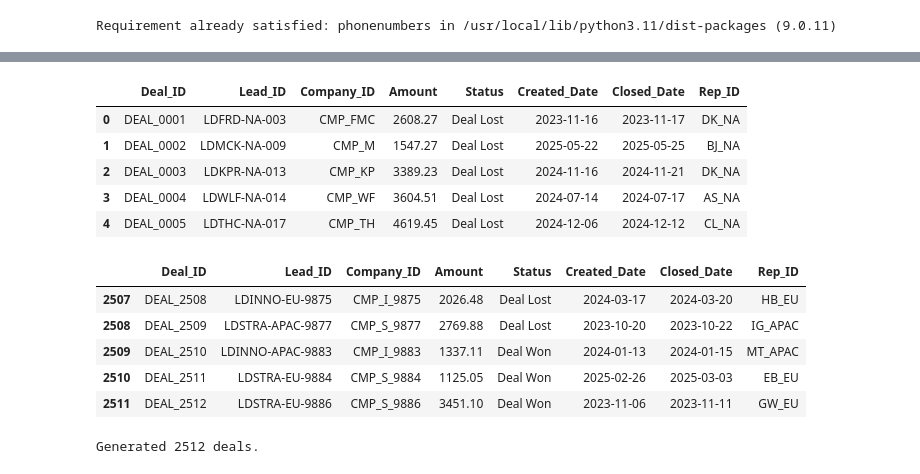
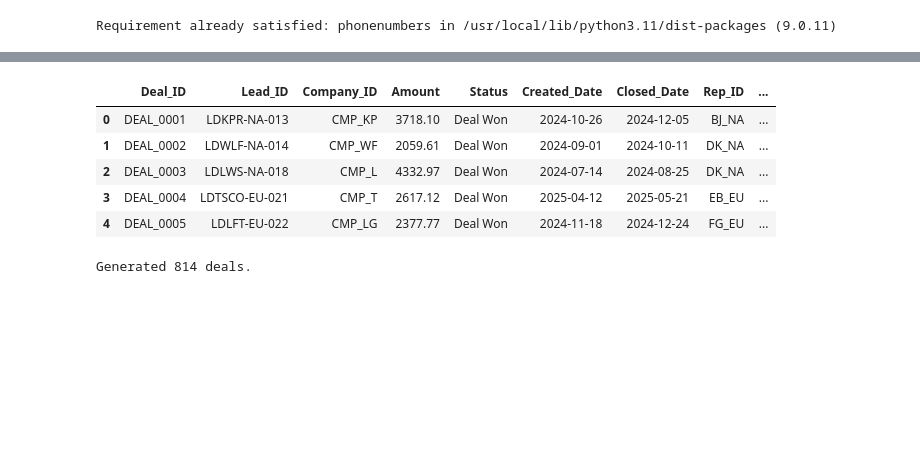
Before and after one commit to Anunineleaps6/Capstone_Sales, a Jupyter notebook: Capstone_sales.ipynb, the cells around one changed output, grey strips where cells are left out. Drawn from its saved outputs; the diff is of its cells as text; code cells hidden in the pictures; blank space fills up the shorter version.

```diff
--- a/Capstone_sales.ipynb
+++ b/Capstone_sales.ipynb
@@ -868,72 +905,52 @@ Updated df_lead with latest stage information:
 5 rows × 21 columns
 # %%
-# DEALS
-import pandas as pd
-import random
-from datetime import datetime, timedelta
-
-def generate_deals(df_lead):
+# DEALS GENERATION
+def generate_deals(df_lead, df_stage_history):
     deals_data = []
     deal_id_counter = 1
 
-    # Filter for leads that reached 'Deal Won' or 'Deal Lost' stages
     closed_leads = df_lead[df_lead['Current_Stage'].isin(['Deal Won', 'Deal Lost'])]
 
-    for index, lead in closed_leads.iterrows():
-        # Find the 'Deal Won' or 'Deal Lost' timestamp from stage history
-        closed_stage_history = df_stage_history[(df_stage_history['Lead_ID'] == lead['Lead_ID']) &
-                                                 (df_stage_history['Stage'].isin(['Deal Won', 'Deal Lost']))]
+    for _, lead in closed_leads.iterrows():
+        lead_id = lead['Lead_ID']
 
-        if not closed_stage_history.empty:
-            # Assuming the latest 'Deal Won' or 'Deal Lost' entry is the closing date
-            # The Timestamp column is already datetime objects, so no need for strptime
-            closed_date = closed_stage_history.sort_values(by='Timestamp', ascending=False).iloc[0]['Timestamp'].date()
+        lead_captured_ts = df_stage_history[
+            (df_stage_history['Lead_ID'] == lead_id) & (df_stage_history['Stage'] == 'Lead Captured')
+        ]['Timestamp'].min()
 
-            # Ensure created date is before closed date
-            # The Created_Date column is already datetime objects (from previous modifications), so no need for strptime
-            created_date = pd.to_datetime(lead['Created_Date']).date() # Ensure Created_Date is datetime before accessing .date()
+        closed_ts = df_stage_history[
+            (df_stage_history['Lead_ID'] == lead_id) & (df_stage_history['Stage'].isin(['Deal Won', 'Deal Lost']))
+        ]['Timestamp'].max()
 
-
-            # Ensure closed date is not before created date, adjust if necessary
-            if closed_date < created_date:
-                closed_date = created_date + timedelta(days=random.randint(1, 30)) # Add at least a day
-
+        if pd.notna(lead_captured_ts) and pd.notna(closed_ts):
+            total_duration_days = (closed_ts - lead_captured_ts).days if lead['Current_Stage'] == 'Deal Won' else None
 
             deals_data.append({
                 "Deal_ID": f"DEAL_{deal_id_counter:04}",
-                "Lead_ID": lead['Lead_ID'],
+                "Lead_ID": lead_id,
                 "Company_ID": lead['Company_ID'],
-                "Amount": round(random.uniform(500, 5000), 2), # Random deal amount
-                "Status": lead['Current_Stage'], # Directly use 'Deal Won' or 'Deal Lost'
-                "Created_Date": created_date.strftime("%Y-%m-%d"),
-                "Closed_Date": closed_date.strftime("%Y-%m-%d"),
-                "Rep_ID": lead['Rep_ID']
+                "Amount": round(random.uniform(500, 5000), 2),
+                "Status": lead['Current_Stage'],
+                "Created_Date": lead_captured_ts.date().strftime("%Y-%m-%d"),
+                "Closed_Date": closed_ts.date().strftime("%Y-%m-%d"),
+                "Rep_ID": lead['Rep_ID'],
+                "Total_Duration_Days": total_duration_days
             })
             deal_id_counter += 1
 
     return pd.DataFrame(deals_data)
 
-df_deals = generate_deals(df_lead)
+df_deals = generate_deals(df_lead, df_stage_history)
 display(df_deals.head())
-display(df_deals.tail())
 print(f"Generated {len(df_deals)} deals.")
-
-# Add df_deals to the sheet_mapping
-# sheet_mapping["Deals"] = df_deals # This line caused the error, moved sheet_mapping definition earlier
 # %% [output]
-|  | Deal_ID | Lead_ID | Company_ID | Amount | Status | Created_Date | Closed_Date | Rep_ID |
-| 0 | DEAL_0001 | LDFRD-NA-003 | CMP_FMC | 2608.27 | Deal Lost | 2023-11-16 | 2023-11-17 | DK_NA |
-| 1 | DEAL_0002 | LDMCK-NA-009 | CMP_M | 1547.27 | Deal Lost | 2025-05-22 | 2025-05-25 | BJ_NA |
-| 2 | DEAL_0003 | LDKPR-NA-013 | CMP_KP | 3389.23 | Deal Lost | 2024-11-16 | 2024-11-21 | DK_NA |
-| 3 | DEAL_0004 | LDWLF-NA-014 | CMP_WF | 3604.51 | Deal Lost | 2024-07-14 | 2024-07-17 | AS_NA |
-| 4 | DEAL_0005 | LDTHC-NA-017 | CMP_TH | 4619.45 | Deal Lost | 2024-12-06 | 2024-12-12 | CL_NA |
+|  | Deal_ID | Lead_ID | Company_ID | Amount | Status | Created_Date | Closed_Date | Rep_ID | ... |
+| 0 | DEAL_0001 | LDKPR-NA-013 | CMP_KP | 3718.10 | Deal Won | 2024-10-26 | 2024-12-05 | BJ_NA | ... |
+| 1 | DEAL_0002 | LDWLF-NA-014 | CMP_WF | 2059.61 | Deal Won | 2024-09-01 | 2024-10-11 | DK_NA | ... |
+| 2 | DEAL_0003 | LDLWS-NA-018 | CMP_L | 4332.97 | Deal Won | 2024-07-14 | 2024-08-25 | DK_NA | ... |
+| 3 | DEAL_0004 | LDTSCO-EU-021 | CMP_T | 2617.12 | Deal Won | 2025-04-12 | 2025-05-21 | EB_EU | ... |
+| 4 | DEAL_0005 | LDLFT-EU-022 | CMP_LG | 2377.77 | Deal Won | 2024-11-18 | 2024-12-24 | FG_EU | ... |
-|  | Deal_ID | Lead_ID | Company_ID | Amount | Status | Created_Date | Closed_Date | Rep_ID |
-| 2507 | DEAL_2508 | LDINNO-EU-9875 | CMP_I_9875 | 2026.48 | Deal Lost | 2024-03-17 | 2024-03-20 | HB_EU |
-| 2508 | DEAL_2509 | LDSTRA-APAC-9877 | CMP_S_9877 | 2769.88 | Deal Lost | 2023-10-20 | 2023-10-22 | IG_APAC |
-| 2509 | DEAL_2510 | LDINNO-APAC-9883 | CMP_I_9883 | 1337.11 | Deal Won | 2024-01-13 | 2024-01-15 | MT_APAC |
-| 2510 | DEAL_2511 | LDSTRA-EU-9884 | CMP_S_9884 | 1125.05 | Deal Won | 2025-02-26 | 2025-03-03 | EB_EU |
-| 2511 | DEAL_2512 | LDSTRA-EU-9886 | CMP_S_9886 | 3451.10 | Deal Won | 2023-11-06 | 2023-11-11 | GW_EU |
-Generated 2512 deals.
+Generated 814 deals.
 # %%
 !pip install --upgrade gspread gspread_dataframe
 
```
Also changed, not shown: parts of 7 cells of this notebook.
